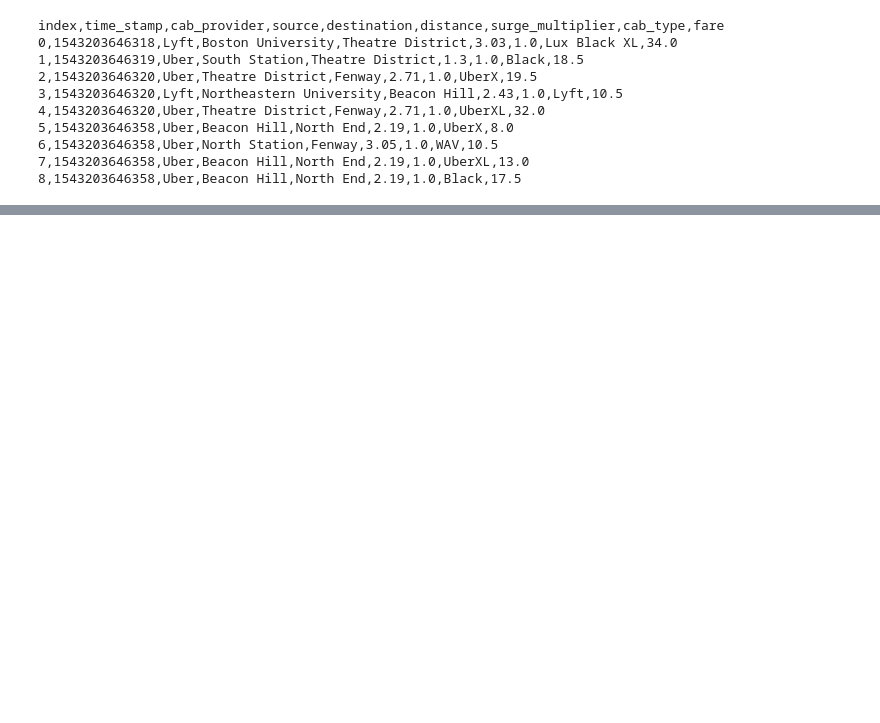
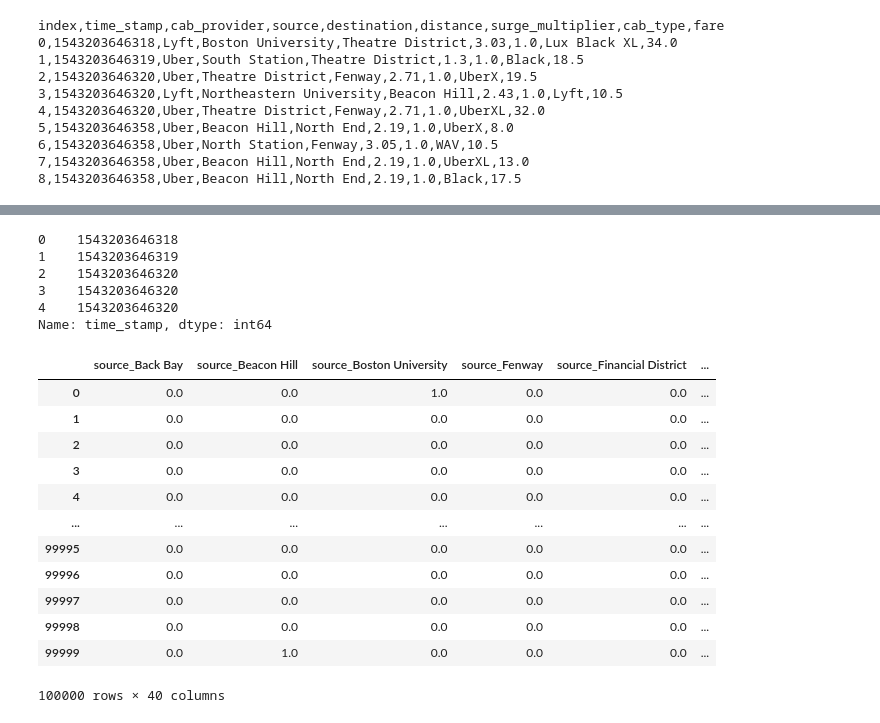
Before and after one commit to sipocz/CabPrice, a Jupyter notebook: CabPrice.ipynb, the cells around one changed output, grey strips where cells are left out. Saved outputs shown, nothing was run; the diff lists cells and outputs as text; code cells hidden in the pictures; blank space fills up the shorter version.

```diff
--- a/CabPrice.ipynb
+++ b/CabPrice.ipynb
@@ -131,0 +104,12 @@ df2
+# %%
+
+a=df.time_stamp
+
+df["DateTime"]=a.apply( lambda x:pd.Timestamp(x,unit="ms"))
+# %% [output]
+0    1543203646318
+1    1543203646319
+2    1543203646320
+3    1543203646320
+4    1543203646320
+Name: time_stamp, dtype: int64
@@ -131,0 +118,7 @@ df2
+# %%
+sources=pd.get_dummies(df["source"],prefix='source',drop_first=False)
+dest=pd.get_dummies(df["destination"],prefix='dest',drop_first=False)
+cab=pd.get_dummies(df["cab_provider"],prefix='provider',drop_first=False)
+cabtype=pd.get_dummies(df["cab_type"],prefix='cab_type',drop_first=False)
+
+new = pd.DataFrame([df.DateTime, sources.columns, dest.columns])
@@ -131,0 +132,24 @@ df2
+# %%
+Xtrain = pd.DataFrame([
+                    sources['source_Back Bay'],sources['source_Beacon Hill'],sources['source_Boston University'],
+                    sources['source_Fenway'],sources['source_Financial District'],sources['source_Haymarket Square'],
+                    sources['source_North End'],sources['source_North Station'],sources['source_Northeastern University'],
+                    sources['source_South Station'],sources['source_Theatre District'],sources['source_West End'],
+
+                    dest['dest_Back Bay'],dest['dest_Beacon Hill'],dest['dest_Boston University'],
+                    dest['dest_Fenway'],dest['dest_Financial District'],dest['dest_Haymarket Square'],
+                    dest['dest_North End'],dest['dest_North Station'],dest['dest_Northeastern University'],
+                    dest['dest_South Station'],dest['dest_Theatre District'],dest['dest_West End'],
+
+                    cab['provider_Lyft'], cab['provider_Uber'],
+
+                    cabtype['cab_type_Black'],cabtype['cab_type_Black SUV'],cabtype['cab_type_Lux'],cabtype['cab_type_Lux Black'],
+                    cabtype['cab_type_Lux Black XL'],cabtype['cab_type_Lyft'],cabtype['cab_type_Lyft XL'],cabtype['cab_type_Shared'],
+                    cabtype['cab_type_UberPool'],cabtype['cab_type_UberX'],cabtype['cab_type_UberXL'],cabtype['cab_type_WAV'],
+
+
+
+                    df["distance"]/10,
+                    df["surge_multiplier"]/3
+
+                    ]).transpose()
@@ -131,0 +158,16 @@ df2
+# %%
+Xtrain
+# %% [output]
+|  | source_Back Bay | source_Beacon Hill | source_Boston University | source_Fenway | source_Financial District | ... |
+| 0 | 0.0 | 0.0 | 1.0 | 0.0 | 0.0 | ... |
+| 1 | 0.0 | 0.0 | 0.0 | 0.0 | 0.0 | ... |
+| 2 | 0.0 | 0.0 | 0.0 | 0.0 | 0.0 | ... |
+| 3 | 0.0 | 0.0 | 0.0 | 0.0 | 0.0 | ... |
+| 4 | 0.0 | 0.0 | 0.0 | 0.0 | 0.0 | ... |
+| ... | ... | ... | ... | ... | ... | ... |
+| 99995 | 0.0 | 0.0 | 0.0 | 0.0 | 0.0 | ... |
+| 99996 | 0.0 | 0.0 | 0.0 | 0.0 | 0.0 | ... |
+| 99997 | 0.0 | 0.0 | 0.0 | 0.0 | 0.0 | ... |
+| 99998 | 0.0 | 0.0 | 0.0 | 0.0 | 0.0 | ... |
+| 99999 | 0.0 | 1.0 | 0.0 | 0.0 | 0.0 | ... |
+100000 rows × 40 columns
```
Also changed, not shown: parts of 25 cells of this notebook.
